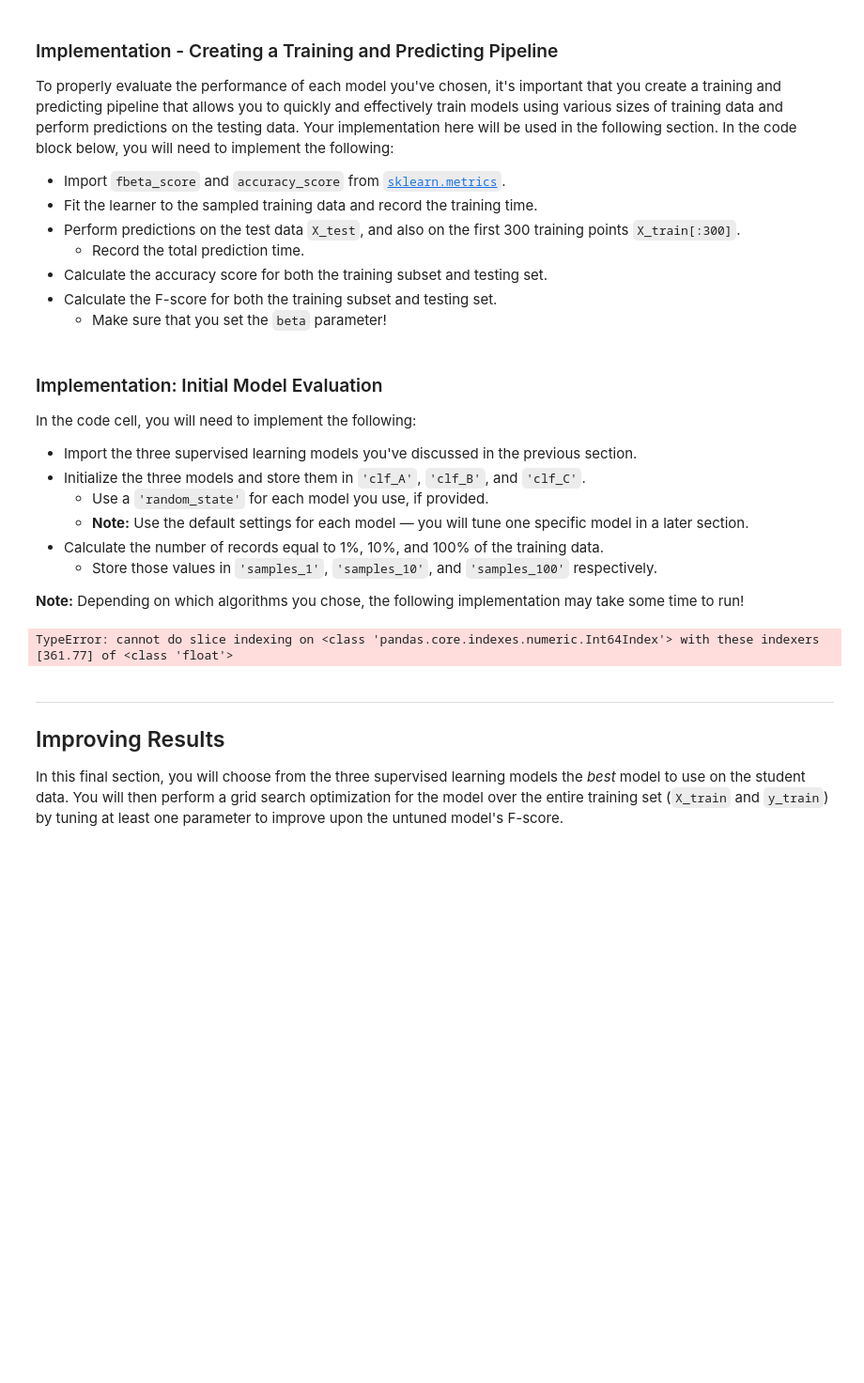
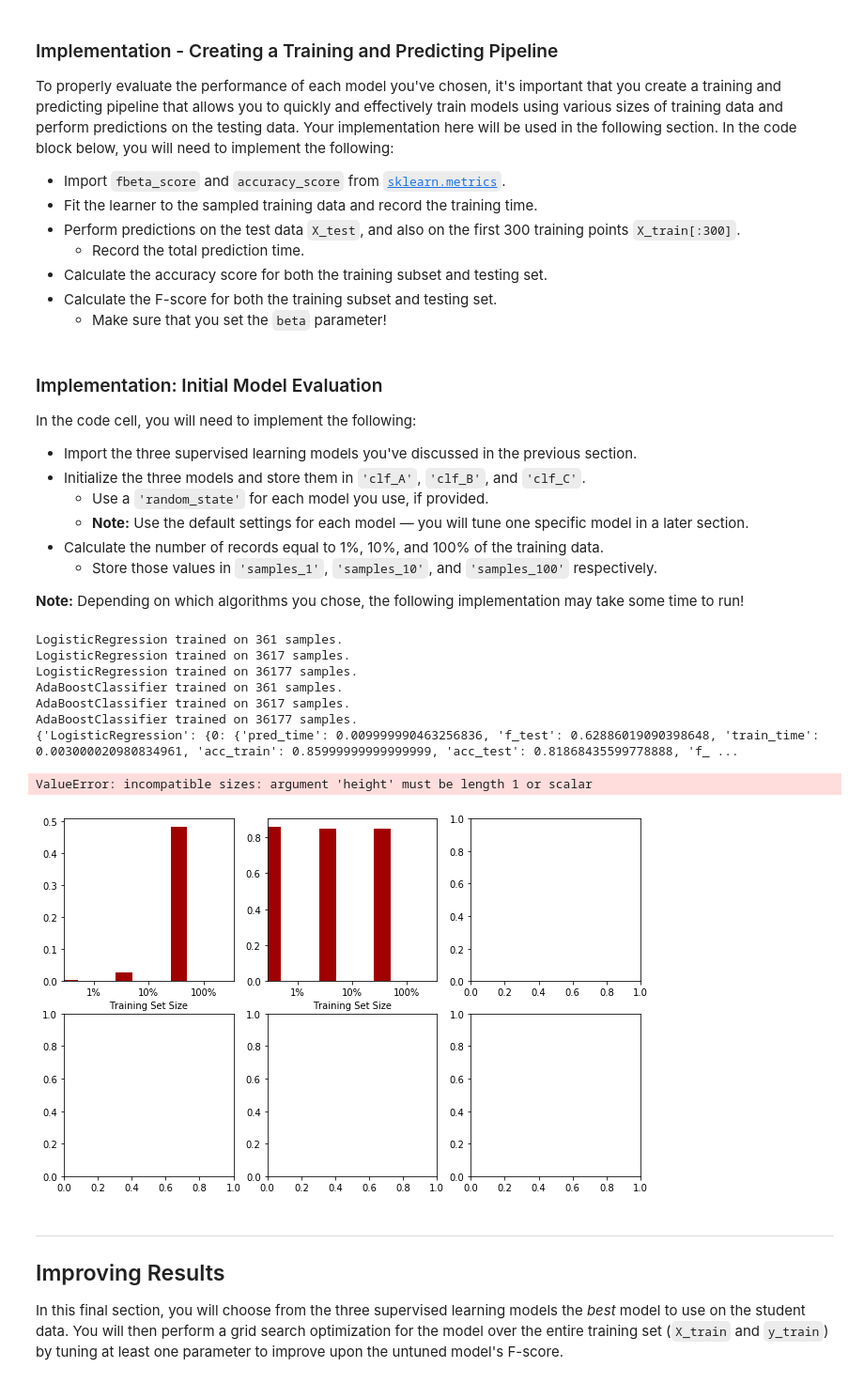
Before and after one commit to dgonzalez33/machine-learning, a Jupyter notebook: projects/finding_donors/finding_donors.ipynb, the cells around one changed output. Shown: that part at 94% size. Cells and saved outputs as stored; diff of their text form; code cells hidden in the pictures; blank space fills up the shorter version.

```diff
--- a/projects/finding_donors/finding_donors.ipynb
+++ b/projects/finding_donors/finding_donors.ipynb
@@ -163,8 +163,7 @@ Additionally, as with the non-numeric features, we need to convert the non-numer
 features_final = pd.get_dummies(features_log_minmax_transform )
 
 # TODO: Encode the 'income_raw' data to numerical values
-income = pd.get_dummies(data.income)
-
+income = income_raw.apply(lambda x: 1 if x == ">50K" else 0)
 # Print the number of features after one-hot encoding
 encoded = list(features_final.columns)
 print ("{} total features after one-hot encoding.".format(len(encoded)))
@@ -236,19 +235,18 @@ For classification problems that are skewed in their classification distribution
 * When we have a model that always predicts '1' (i.e. the individual makes more than 50k) then our model will have no True Negatives(TN) or False Negatives(FN) as we are not making any negative('0' value) predictions. Therefore our Accuracy in this case becomes the same as our Precision(True Positives/(True Positives + False Positives)) as every prediction that we have made with value '1' that should have '0' becomes a False Positive; therefore our denominator in this case is the total number of records we have in total.
 * Our Recall score(True Positives/(True Positives + False Negatives)) in this setting becomes 1 as we have no False Negatives.
 # %%
-TP = np.sum(income) # Counting the ones as this is the naive case. Note that 'income' is the 'income_raw' data
+TP = income.sum() # Counting the ones as this is the naive case. Note that 'income' is the 'income_raw' data
 #encoded to numerical values done in the data preprocessing step.
-FP = income.count() - TP # Specific to the naive case
-
+FP = len(income) - income.sum(0) # Specific to the naive case
 TN = 0 # No predicted negatives in the naive case
 FN = 0 # No predicted negatives in the naive case
 # TODO: Calculate accuracy, precision and recall
-accuracy = (TP+TN)/(FP+FN+TP+TN)
-precision = (TP)/(TP+FP)
-recall = TP / (TP + FN)
+accuracy = float(TP+TN)/float(FP+FN+TP+TN)
+precision = float(TP)/float(TP+FP)
+recall = float(TP) / float(TP + FN)
 # TODO: Calculate F-score using the formula above for beta = 0.5 and correct values for precision and recall.
 # HINT: The formula above can be written as (1 + beta**2) * (precision * recall) / ((beta**2 * precision) + recall)
 fscore = (1+(.5**2)) * (precision * recall) / ((.5**2 * precision) + recall)
 # Print the results
-print ("Naive Predictor: [Accuracy score: {:%.4f}, F-score: {:%.4f}]"%(accuracy, fscore))
+print ("Naive Predictor: [Accuracy score: :%.4f, F-score: :%.4f]"%((accuracy),(fscore)))
 # %% [output]
@@ -322,7 +320,7 @@ def train_predict(learner, sample_size, X_train, y_train, X_test, y_test):
 
     # TODO: Fit the learner to the training data using slicing with 'sample_size' using .fit(training_features[:], training_labels[:])
     start = time() # Get start time
-    learner = learner.fit(X_train[:sample_size], y_train[:sample_size:])
+    learner = learner.fit(X_train[:sample_size], y_train[:sample_size])
     end = time() # Get end time
 
     # TODO: Calculate the training time
@@ -339,16 +337,16 @@ def train_predict(learner, sample_size, X_train, y_train, X_test, y_test):
     results['pred_time'] = end-start
 
     # TODO: Compute accuracy on the first 300 training samples which is y_train[:300]
-    results['acc_train'] = accuracy_score(predictions_train,y_train[:300])
+    results['acc_train'] = accuracy_score(y_train[:300], predictions_train)
 
     # TODO: Compute accuracy on test set using accuracy_score()
-    results['acc_test'] = accuracy_score(predictions_test, y_test)
+    results['acc_test'] = accuracy_score(y_test, predictions_test)
 
     # TODO: Compute F-score on the the first 300 training samples using fbeta_score()
-    results['f_train'] = fbeta_score(y_true, y_pred, average=None, beta=0.5)
+    results['f_train'] = fbeta_score(y_train[:300], predictions_train, average=None, beta=0.5)
 
     # TODO: Compute F-score on the test set which is y_test
-    results['f_test'] = fbeta_score(y_true, y_pred, average=None, beta=0.5)
+    results['f_test'] = fbeta_score(y_test, predictions_test, beta=0.5)
 
     # Success
     print("{} trained on {} samples.".format(learner.__class__.__name__, sample_size))
@@ -369,34 +367,43 @@ In the code cell, you will need to implement the following:
 # %%
 # TODO: Import the three supervised learning models from sklearn
 from sklearn.linear_model import LogisticRegression
-from sklearn.naive_bayes import GaussianNB
+from sklearn.ensemble import AdaBoostClassifier
 from sklearn.svm import SVC
 # TODO: Initialize the three models
 clf_A = LogisticRegression()
-clf_B = GaussianNB()
-clf_C = SVC()
+clf_B = AdaBoostClassifier(random_state=0)
+# clf_C = SVC(random_state=0)
 
 # TODO: Calculate the number of samples for 1%, 10%, and 100% of the training data
 # HINT: samples_100 is the entire training set i.e. len(y_train)
 # HINT: samples_10 is 10% of samples_100
 # HINT: samples_1 is 1% of samples_100
 samples_100 = len(y_train)
-samples_10 = samples_100y/10
+samples_10 = samples_100/10
 samples_1 = samples_10/10
 
 # Collect results on the learners
 results = {}
-for clf in [clf_A, clf_B, clf_C]:
+for clf in [clf_A, clf_B,]:
     clf_name = clf.__class__.__name__
     results[clf_name] = {}
     for i, samples in enumerate([samples_1, samples_10, samples_100]):
         results[clf_name][i] = \
         train_predict(clf, samples, X_train, y_train, X_test, y_test)
 
 # Run metrics visualization for the three supervised learning models chosen
+print(results)
 vs.evaluate(results, accuracy, fscore)
 # %% [output]
-TypeError: cannot do slice indexing on <class 'pandas.core.indexes.numeric.Int64Index'> with these indexers [361.77] of <class 'float'>
+LogisticRegression trained on 361 samples.
+LogisticRegression trained on 3617 samples.
+LogisticRegression trained on 36177 samples.
+AdaBoostClassifier trained on 361 samples.
+AdaBoostClassifier trained on 3617 samples.
+AdaBoostClassifier trained on 36177 samples.
+{'LogisticRegression': {0: {'pred_time': 0.009999990463256836, 'f_test': 0.62886019090398648, 'train_time': 0.003000020980834961, 'acc_train': 0.85999999999999999, 'acc_test': 0.81868435599778888, 'f_ ...
+ValueError: incompatible sizes: argument 'height' must be length 1 or scalar
+[figure, added]
 # %% [markdown]
 ----
 ## Improving Results
```
Also changed, not shown: parts of 3 cells of this notebook.
